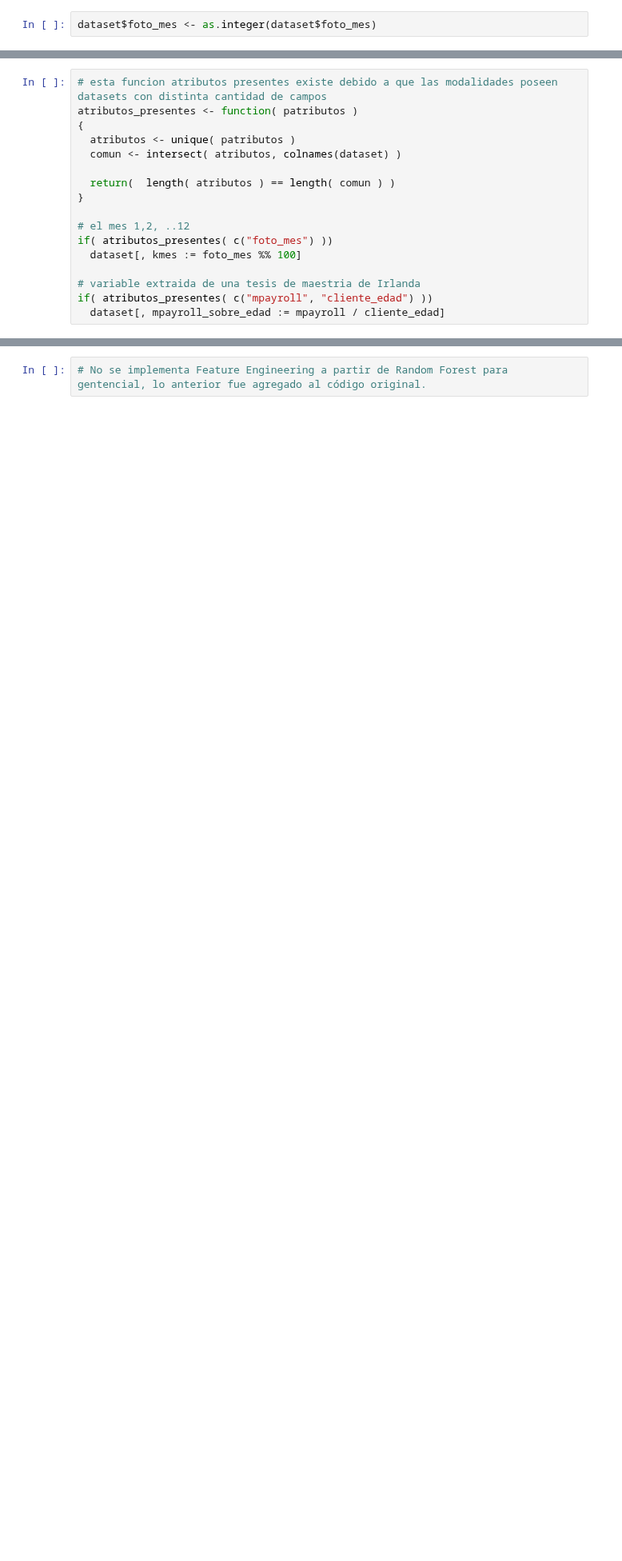
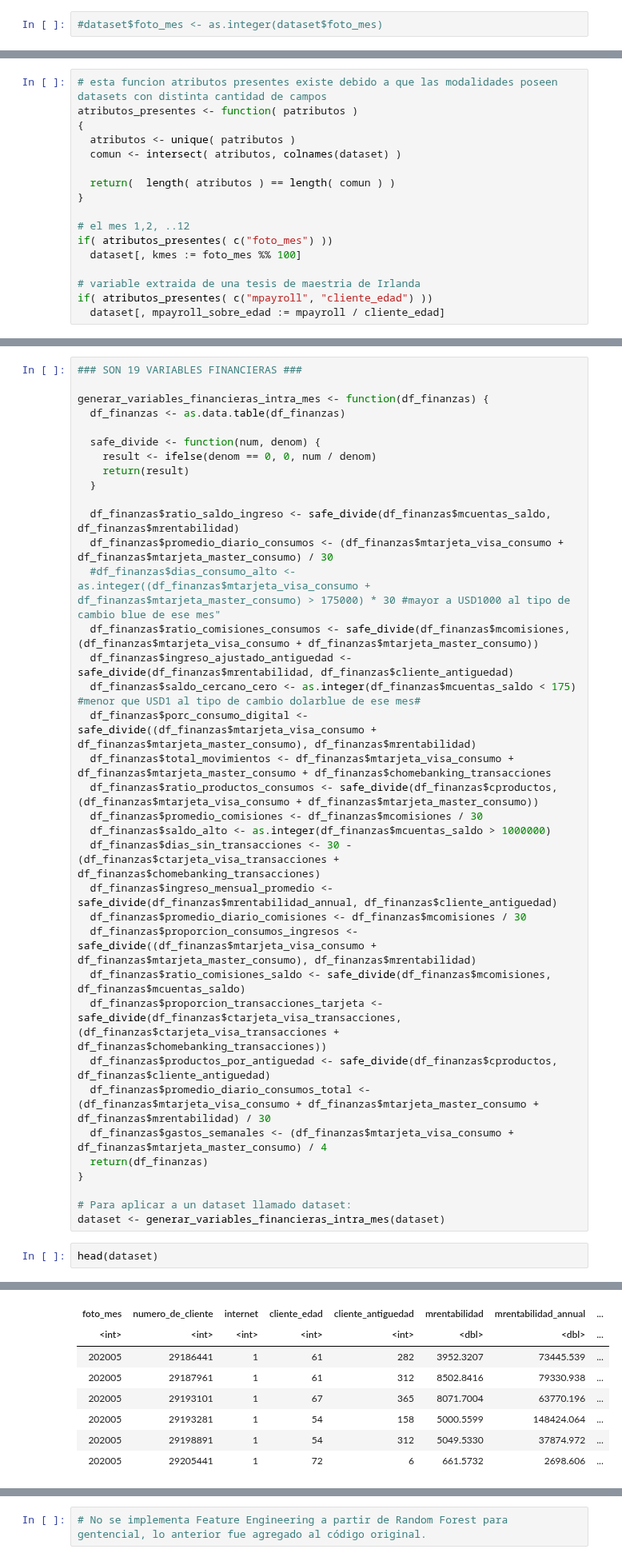
Before and after one commit to matifards/labo2025v, a Jupyter notebook: src/workflows/610_WorkFlow_01_gerencial.ipynb, the cells around one changed output, grey strips where cells are left out. Shown at 80% size. Drawn from its saved outputs; the diff is of its cells as text; blank space fills up the shorter version.

```diff
--- a/src/workflows/610_WorkFlow_01_gerencial.ipynb
+++ b/src/workflows/610_WorkFlow_01_gerencial.ipynb
@@ -337,4 +328,4 @@ Agrego campos nuevos dentro del mismo mes, SIN considerar la historia.
 # %% [markdown]
 ###CUIDADO QUE EL DRIFTING cambió a foto_mes a un CHARACTER, hay que castearla a entero con as.integer()
 # %%
-dataset$foto_mes <- as.integer(dataset$foto_mes)
+#dataset$foto_mes <- as.integer(dataset$foto_mes)
@@ -380,0 +375,39 @@ colnames(dataset)
+# %%
+### SON 19 VARIABLES FINANCIERAS ###
+
+generar_variables_financieras_intra_mes <- function(df_finanzas) {
+  df_finanzas <- as.data.table(df_finanzas)
+
+  safe_divide <- function(num, denom) {
+    result <- ifelse(denom == 0, 0, num / denom)
+    return(result)
+  }
+
+  df_finanzas$ratio_saldo_ingreso <- safe_divide(df_finanzas$mcuentas_saldo, df_finanzas$mrentabilidad)
+  df_finanzas$promedio_diario_consumos <- (df_finanzas$mtarjeta_visa_consumo + df_finanzas$mtarjeta_master_consumo) / 30
+  #df_finanzas$dias_consumo_alto <- as.integer((df_finanzas$mtarjeta_visa_consumo + df_finanzas$mtarjeta_master_consumo) > 175000) * 30 #mayor a USD1000 al tipo de cambio blue de ese mes"
+  df_finanzas$ratio_comisiones_consumos <- safe_divide(df_finanzas$mcomisiones, (df_finanzas$mtarjeta_visa_consumo + df_finanzas$mtarjeta_master_consumo))
+  df_finanzas$ingreso_ajustado_antiguedad <- safe_divide(df_finanzas$mrentabilidad, df_finanzas$cliente_antiguedad)
+  df_finanzas$saldo_cercano_cero <- as.integer(df_finanzas$mcuentas_saldo < 175) #menor que USD1 al tipo de cambio dolarblue de ese mes#
+  df_finanzas$porc_consumo_digital <- safe_divide((df_finanzas$mtarjeta_visa_consumo + df_finanzas$mtarjeta_master_consumo), df_finanzas$mrentabilidad)
+  df_finanzas$total_movimientos <- df_finanzas$mtarjeta_visa_consumo + df_finanzas$mtarjeta_master_consumo + df_finanzas$chomebanking_transacciones
+  df_finanzas$ratio_productos_consumos <- safe_divide(df_finanzas$cproductos, (df_finanzas$mtarjeta_visa_consumo + df_finanzas$mtarjeta_master_consumo))
+  df_finanzas$promedio_comisiones <- df_finanzas$mcomisiones / 30
+  df_finanzas$saldo_alto <- as.integer(df_finanzas$mcuentas_saldo > 1000000)
+  df_finanzas$dias_sin_transacciones <- 30 - (df_finanzas$ctarjeta_visa_transacciones + df_finanzas$chomebanking_transacciones)
+  df_finanzas$ingreso_mensual_promedio <- safe_divide(df_finanzas$mrentabilidad_annual, df_finanzas$cliente_antiguedad)
+  df_finanzas$promedio_diario_comisiones <- df_finanzas$mcomisiones / 30
+  df_finanzas$proporcion_consumos_ingresos <- safe_divide((df_finanzas$mtarjeta_visa_consumo + df_finanzas$mtarjeta_master_consumo), df_finanzas$mrentabilidad)
+  df_finanzas$ratio_comisiones_saldo <- safe_divide(df_finanzas$mcomisiones, df_finanzas$mcuentas_saldo)
+  df_finanzas$proporcion_transacciones_tarjeta <- safe_divide(df_finanzas$ctarjeta_visa_transacciones, (df_finanzas$ctarjeta_visa_transacciones + df_finanzas$chomebanking_transacciones))
+  df_finanzas$productos_por_antiguedad <- safe_divide(df_finanzas$cproductos, df_finanzas$cliente_antiguedad)
+  df_finanzas$promedio_diario_consumos_total <- (df_finanzas$mtarjeta_visa_consumo + df_finanzas$mtarjeta_master_consumo + df_finanzas$mrentabilidad) / 30
+  df_finanzas$gastos_semanales <- (df_finanzas$mtarjeta_visa_consumo + df_finanzas$mtarjeta_master_consumo) / 4
+  return(df_finanzas)
+}
+
+# Para aplicar a un dataset llamado dataset:
+dataset <- generar_variables_financieras_intra_mes(dataset)
+# %%
+head(dataset)
+# %% [output]
@@ -381,3 +415,11 @@ colnames(dataset)
+| foto_mes | numero_de_cliente | internet | cliente_edad | cliente_antiguedad | mrentabilidad | mrentabilidad_annual | ... |
+| <int> | <int> | <int> | <int> | <int> | <dbl> | <dbl> | ... |
+| 202005 | 29186441 | 1 | 61 | 282 | 3952.3207 | 73445.539 | ... |
+| 202005 | 29187961 | 1 | 61 | 312 | 8502.8416 | 79330.938 | ... |
+| 202005 | 29193101 | 1 | 67 | 365 | 8071.7004 | 63770.196 | ... |
+| 202005 | 29193281 | 1 | 54 | 158 | 5000.5599 | 148424.064 | ... |
+| 202005 | 29198891 | 1 | 54 | 312 | 5049.5330 | 37874.972 | ... |
+| 202005 | 29205441 | 1 | 72 | 6 | 661.5732 | 2698.606 | ... |
 # %% [markdown]
 #### 6.3.1.4  FE_rf Feature Engineering de nuevas variables a partir de hojas de Random Forest
 
```
Also changed, not shown: parts of 42 cells of this notebook.
